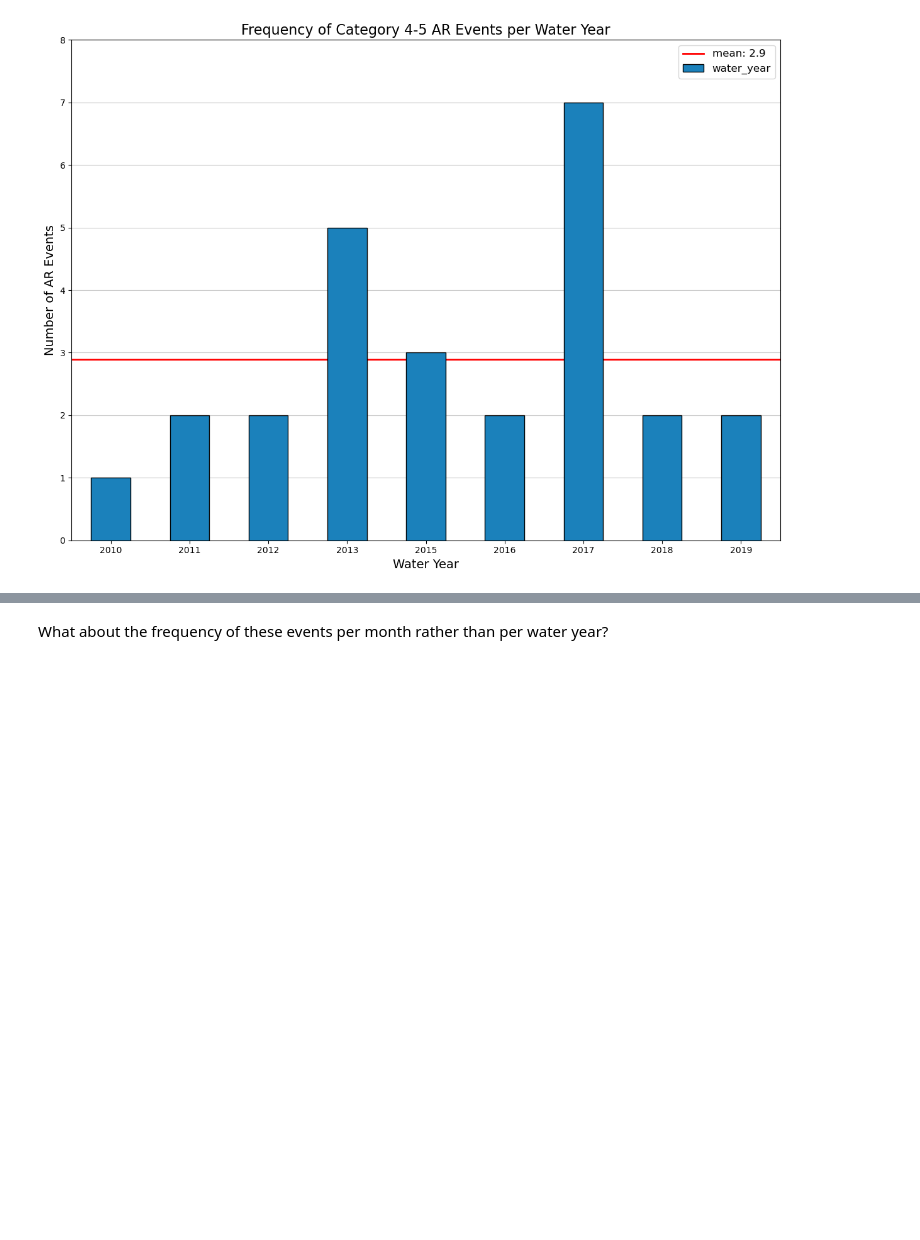
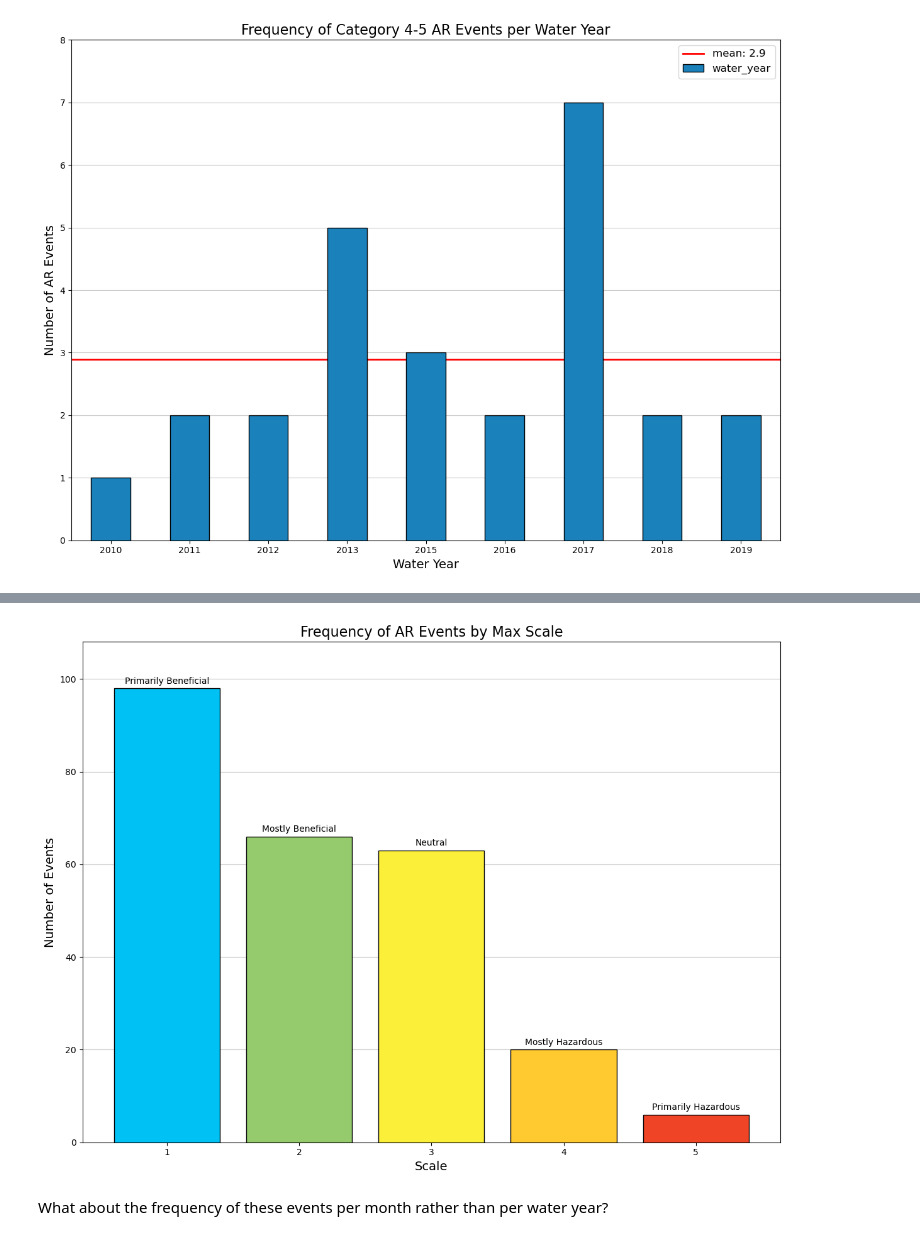
Before and after one commit to anthony-illenden/EAE-598-Project, a Jupyter notebook: figures/jupyter_notebooks/psu_dataset.ipynb, the cells around one changed output, grey strips where cells are left out. Saved outputs shown, nothing was run; the diff lists cells and outputs as text; code cells hidden in the pictures; blank space fills up the shorter version.

```diff
--- a/figures/jupyter_notebooks/psu_dataset.ipynb
+++ b/figures/jupyter_notebooks/psu_dataset.ipynb
@@ -206,3 +233,30 @@ plt.show()
+# %%
+max_scale_counts = df['maxScale'].value_counts().sort_index()
+
+# Define colors and labels for each category
+colors = ['#00c1f3', '#95cb6c', '#fcef39', '#ffc930', '#ef4425']
+labels = ['Primarily Beneficial', 'Mostly Beneficial', 'Neutral', 'Mostly Hazardous', 'Primarily Hazardous']
+
+# Plot the frequency of events for each maxScale as vertical bars
+plt.figure(figsize=(12, 9))
+bars = plt.bar(max_scale_counts.index, max_scale_counts, color=colors, edgecolor='black', zorder=99)
+
+# Add text above the bars
+for bar, label in zip(bars, labels):
+    plt.text(bar.get_x() + bar.get_width() / 2, bar.get_height() + 1, label,
+             ha='center', fontsize=10, color='black')
+
+# Add plot details
+plt.title('Frequency of AR Events by Max Scale', fontsize=16)
+plt.xlabel('Scale', fontsize=14)
+plt.ylabel('Number of Events', fontsize=14)
+plt.ylim(0, max(max_scale_counts) + 10)
+plt.xticks(ticks=range(1, 6), labels=max_scale_counts.index.astype(int), rotation=0)
+plt.grid(axis='y', alpha=0.7, zorder=0)
+plt.tight_layout()
+plt.show()
+# %% [output]
+[figure, added]
 # %% [markdown]
 What about the frequency of these events per month rather than per water year?
 # %%
```
Also changed, not shown: parts of 7 cells of this notebook.
